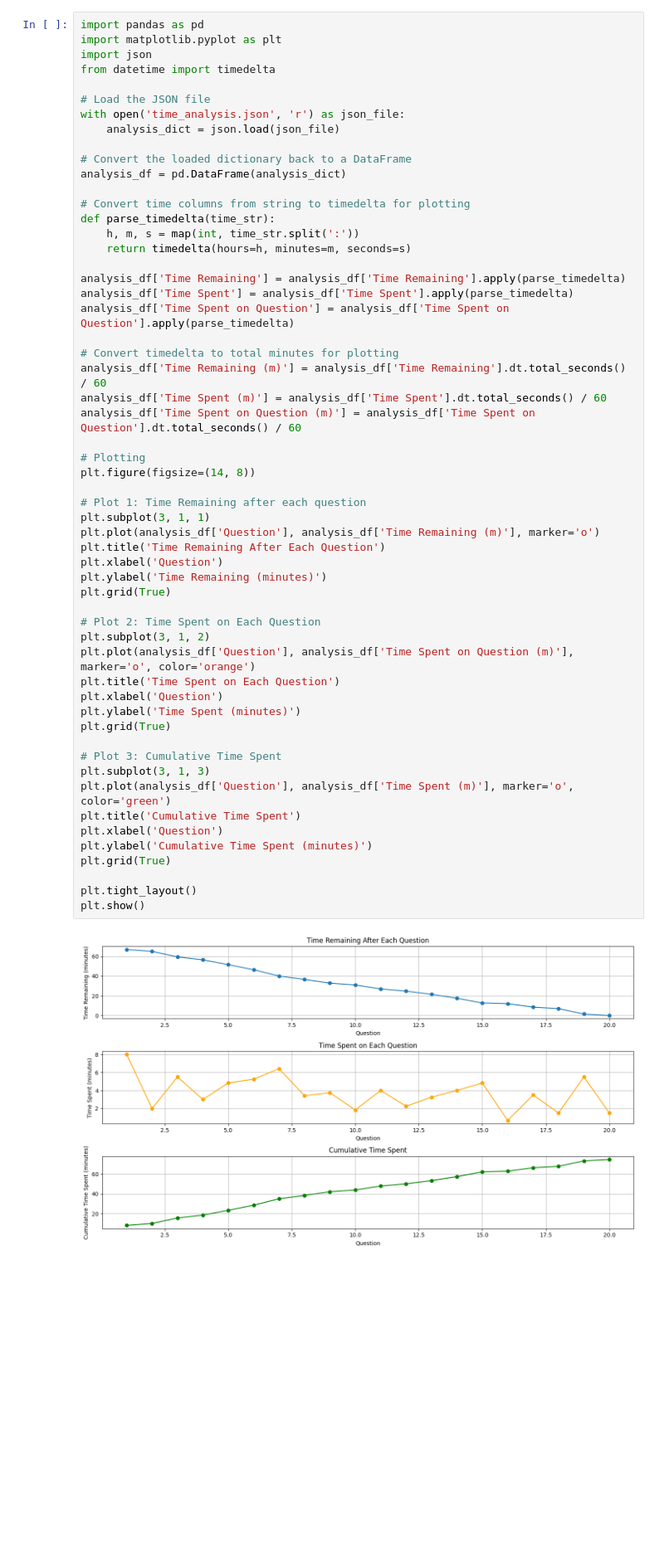
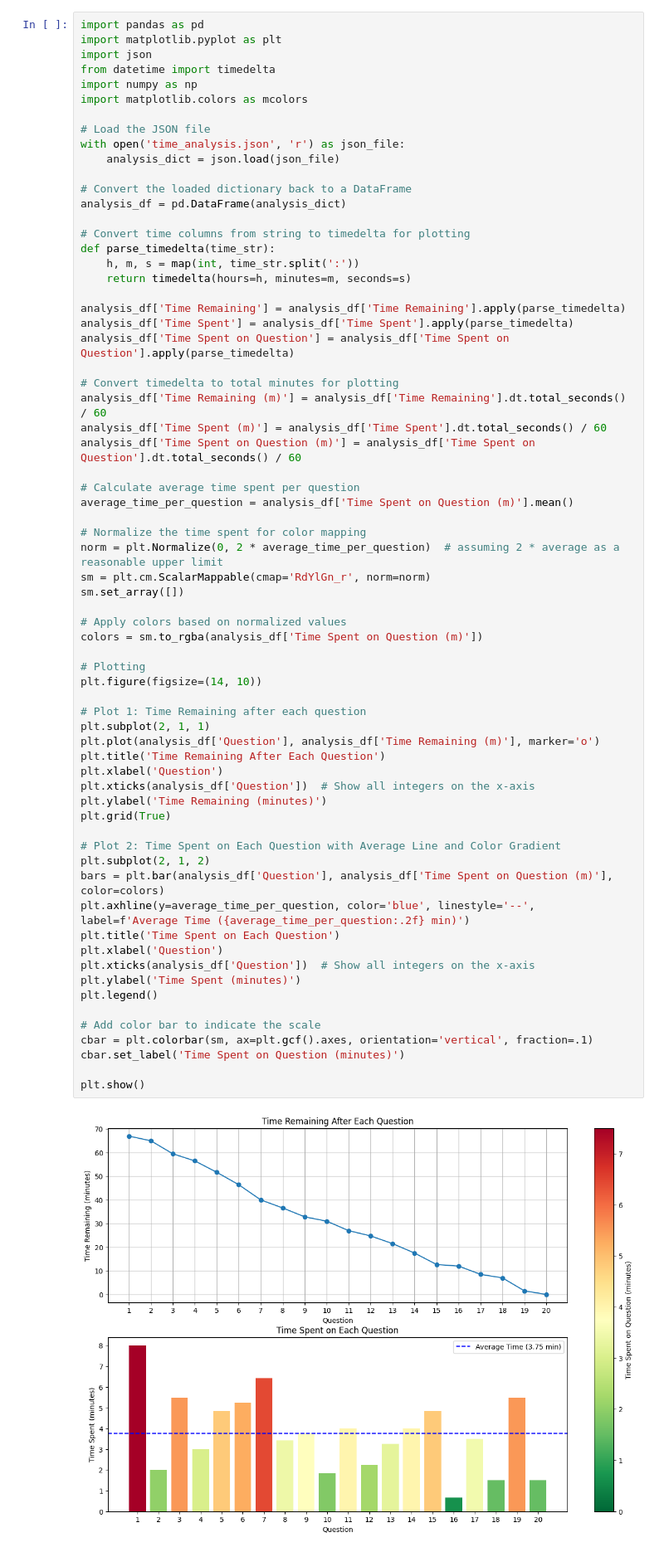
Before and after one commit to brimell/studying, a Jupyter notebook: timing.ipynb, the cells around one changed output. Shown at 83% size. Drawn from its saved outputs; the diff is of its cells as text; blank space fills up the shorter version.

```diff
--- a/timing.ipynb
+++ b/timing.ipynb
@@ -87,6 +71,8 @@ import pandas as pd
 import matplotlib.pyplot as plt
 import json
 from datetime import timedelta
+import numpy as np
+import matplotlib.colors as mcolors
 
 # Load the JSON file
 with open('time_analysis.json', 'r') as json_file:
@@ -98,45 +84,54 @@ analysis_df = pd.DataFrame(analysis_dict)
 # Convert time columns from string to timedelta for plotting
 def parse_timedelta(time_str):
     h, m, s = map(int, time_str.split(':'))
     return timedelta(hours=h, minutes=m, seconds=s)
 
 analysis_df['Time Remaining'] = analysis_df['Time Remaining'].apply(parse_timedelta)
 analysis_df['Time Spent'] = analysis_df['Time Spent'].apply(parse_timedelta)
 analysis_df['Time Spent on Question'] = analysis_df['Time Spent on Question'].apply(parse_timedelta)
 
 # Convert timedelta to total minutes for plotting
 analysis_df['Time Remaining (m)'] = analysis_df['Time Remaining'].dt.total_seconds() / 60
 analysis_df['Time Spent (m)'] = analysis_df['Time Spent'].dt.total_seconds() / 60
 analysis_df['Time Spent on Question (m)'] = analysis_df['Time Spent on Question'].dt.total_seconds() / 60
 
+# Calculate average time spent per question
+average_time_per_question = analysis_df['Time Spent on Question (m)'].mean()
+
+# Normalize the time spent for color mapping
+norm = plt.Normalize(0, 2 * average_time_per_question)  # assuming 2 * average as a reasonable upper limit
+sm = plt.cm.ScalarMappable(cmap='RdYlGn_r', norm=norm)
+sm.set_array([])
+
+# Apply colors based on normalized values
+colors = sm.to_rgba(analysis_df['Time Spent on Question (m)'])
+
 # Plotting
-plt.figure(figsize=(14, 8))
+plt.figure(figsize=(14, 10))
 
 # Plot 1: Time Remaining after each question
-plt.subplot(3, 1, 1)
+plt.subplot(2, 1, 1)
 plt.plot(analysis_df['Question'], analysis_df['Time Remaining (m)'], marker='o')
 plt.title('Time Remaining After Each Question')
 plt.xlabel('Question')
+plt.xticks(analysis_df['Question'])  # Show all integers on the x-axis
 plt.ylabel('Time Remaining (minutes)')
 plt.grid(True)
 
-# Plot 2: Time Spent on Each Question
-plt.subplot(3, 1, 2)
-plt.plot(analysis_df['Question'], analysis_df['Time Spent on Question (m)'], marker='o', color='orange')
+# Plot 2: Time Spent on Each Question with Average Line and Color Gradient
+plt.subplot(2, 1, 2)
+bars = plt.bar(analysis_df['Question'], analysis_df['Time Spent on Question (m)'], color=colors)
+plt.axhline(y=average_time_per_question, color='blue', linestyle='--', label=f'Average Time ({average_time_per_question:.2f} min)')
 plt.title('Time Spent on Each Question')
 plt.xlabel('Question')
+plt.xticks(analysis_df['Question'])  # Show all integers on the x-axis
 plt.ylabel('Time Spent (minutes)')
-plt.grid(True)
+plt.legend()
 
-# Plot 3: Cumulative Time Spent
-plt.subplot(3, 1, 3)
-plt.plot(analysis_df['Question'], analysis_df['Time Spent (m)'], marker='o', color='green')
-plt.title('Cumulative Time Spent')
-plt.xlabel('Question')
-plt.ylabel('Cumulative Time Spent (minutes)')
-plt.grid(True)
+# Add color bar to indicate the scale
+cbar = plt.colorbar(sm, ax=plt.gcf().axes, orientation='vertical', fraction=.1)
+cbar.set_label('Time Spent on Question (minutes)')
 
-plt.tight_layout()
 plt.show()
 # %% [output]
-[figure, old version]
+[figure, new version]
```
Also changed, not shown: parts of 1 cell of this notebook.
